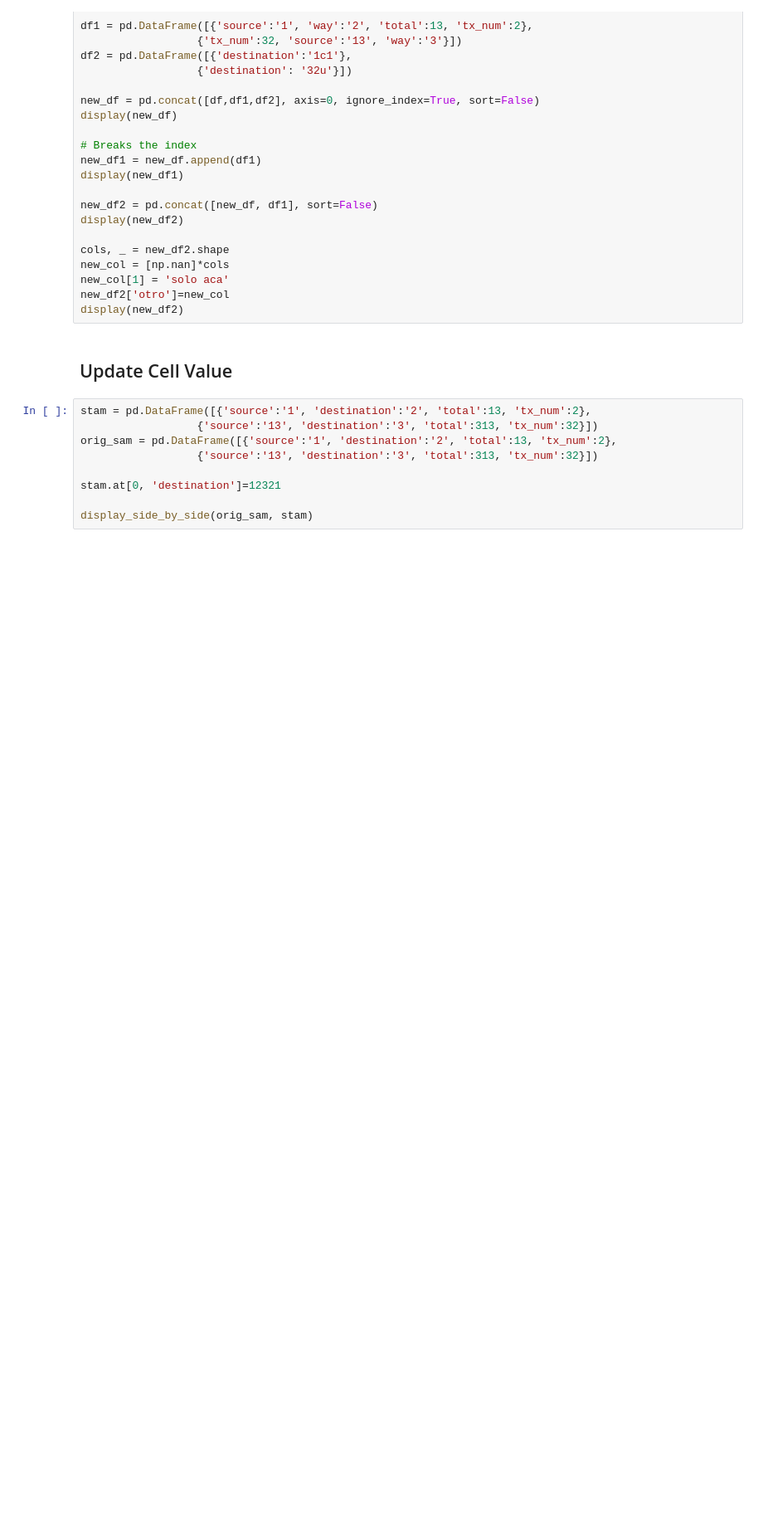
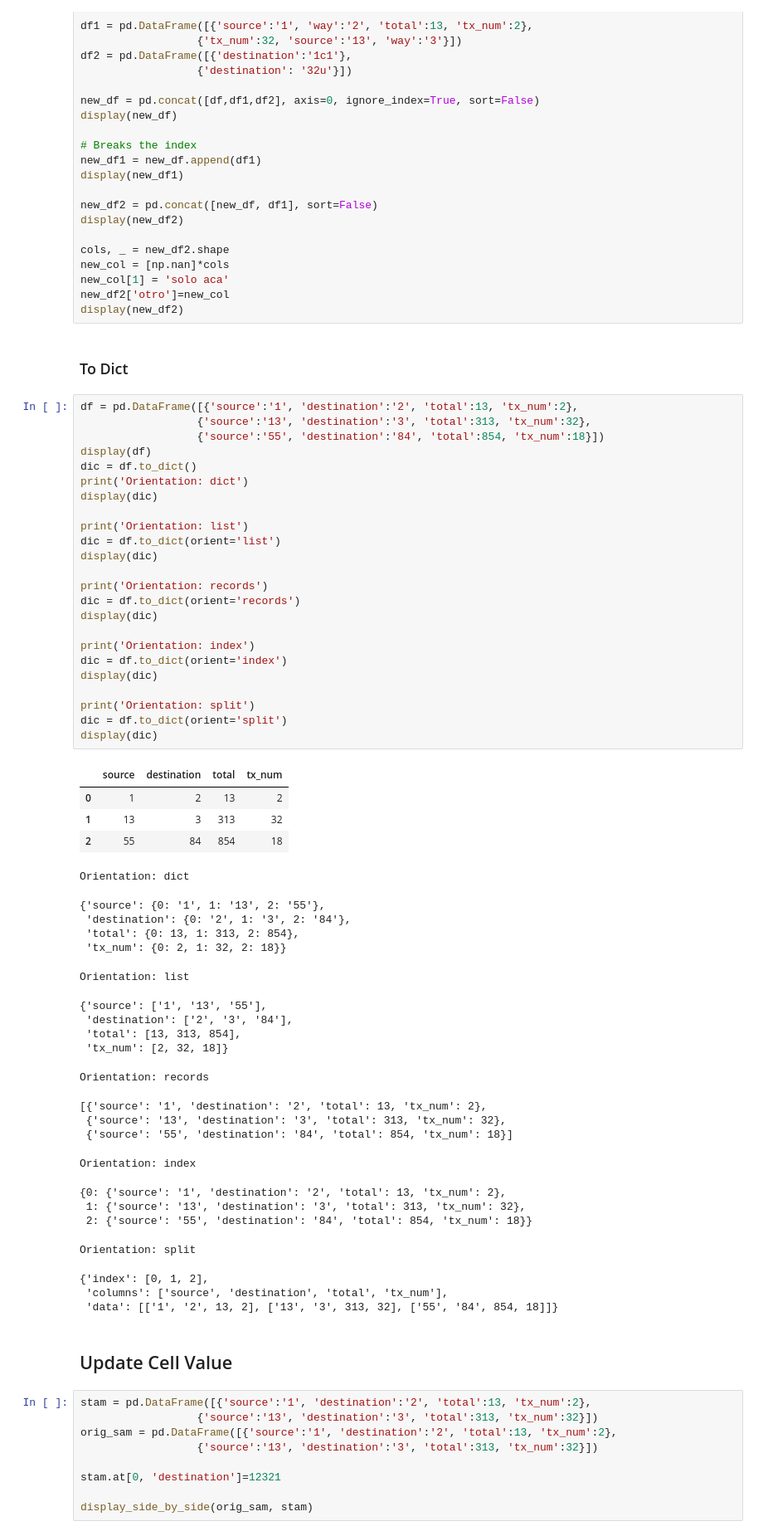
Before and after one commit to skulas/skulas, a Jupyter notebook: ml_python/General Playground.ipynb, the cells around one changed output. Shown at 83% size. Saved outputs shown, nothing was run; the diff lists cells and outputs as text; blank space fills up the shorter version.

```diff
--- a/ml_python/General Playground.ipynb
+++ b/ml_python/General Playground.ipynb
@@ -676,6 +795,59 @@ new_col = [np.nan]*cols
 new_col[1] = 'solo aca'
 new_df2['otro']=new_col
 display(new_df2)
+# %% [markdown]
+### To Dict
+# %%
+df = pd.DataFrame([{'source':'1', 'destination':'2', 'total':13, 'tx_num':2},
+                  {'source':'13', 'destination':'3', 'total':313, 'tx_num':32},
+                  {'source':'55', 'destination':'84', 'total':854, 'tx_num':18}])
+display(df)
+dic = df.to_dict()
+print('Orientation: dict')
+display(dic)
+
+print('Orientation: list')
+dic = df.to_dict(orient='list')
+display(dic)
+
+print('Orientation: records')
+dic = df.to_dict(orient='records')
+display(dic)
+
+print('Orientation: index')
+dic = df.to_dict(orient='index')
+display(dic)
+
+print('Orientation: split')
+dic = df.to_dict(orient='split')
+display(dic)
+# %% [output]
+|  | source | destination | total | tx_num |
+| 0 | 1 | 2 | 13 | 2 |
+| 1 | 13 | 3 | 313 | 32 |
+| 2 | 55 | 84 | 854 | 18 |
+Orientation: dict
+{'source': {0: '1', 1: '13', 2: '55'},
+ 'destination': {0: '2', 1: '3', 2: '84'},
+ 'total': {0: 13, 1: 313, 2: 854},
+ 'tx_num': {0: 2, 1: 32, 2: 18}}
+Orientation: list
+{'source': ['1', '13', '55'],
+ 'destination': ['2', '3', '84'],
+ 'total': [13, 313, 854],
+ 'tx_num': [2, 32, 18]}
+Orientation: records
+[{'source': '1', 'destination': '2', 'total': 13, 'tx_num': 2},
+ {'source': '13', 'destination': '3', 'total': 313, 'tx_num': 32},
+ {'source': '55', 'destination': '84', 'total': 854, 'tx_num': 18}]
+Orientation: index
+{0: {'source': '1', 'destination': '2', 'total': 13, 'tx_num': 2},
+ 1: {'source': '13', 'destination': '3', 'total': 313, 'tx_num': 32},
+ 2: {'source': '55', 'destination': '84', 'total': 854, 'tx_num': 18}}
+Orientation: split
+{'index': [0, 1, 2],
+ 'columns': ['source', 'destination', 'total', 'tx_num'],
+ 'data': [['1', '2', 13, 2], ['13', '3', 313, 32], ['55', '84', 854, 18]]}
 # %% [markdown]
 ## Update Cell Value
 # %%
```
Also changed, not shown: parts of 13 cells of this notebook.
